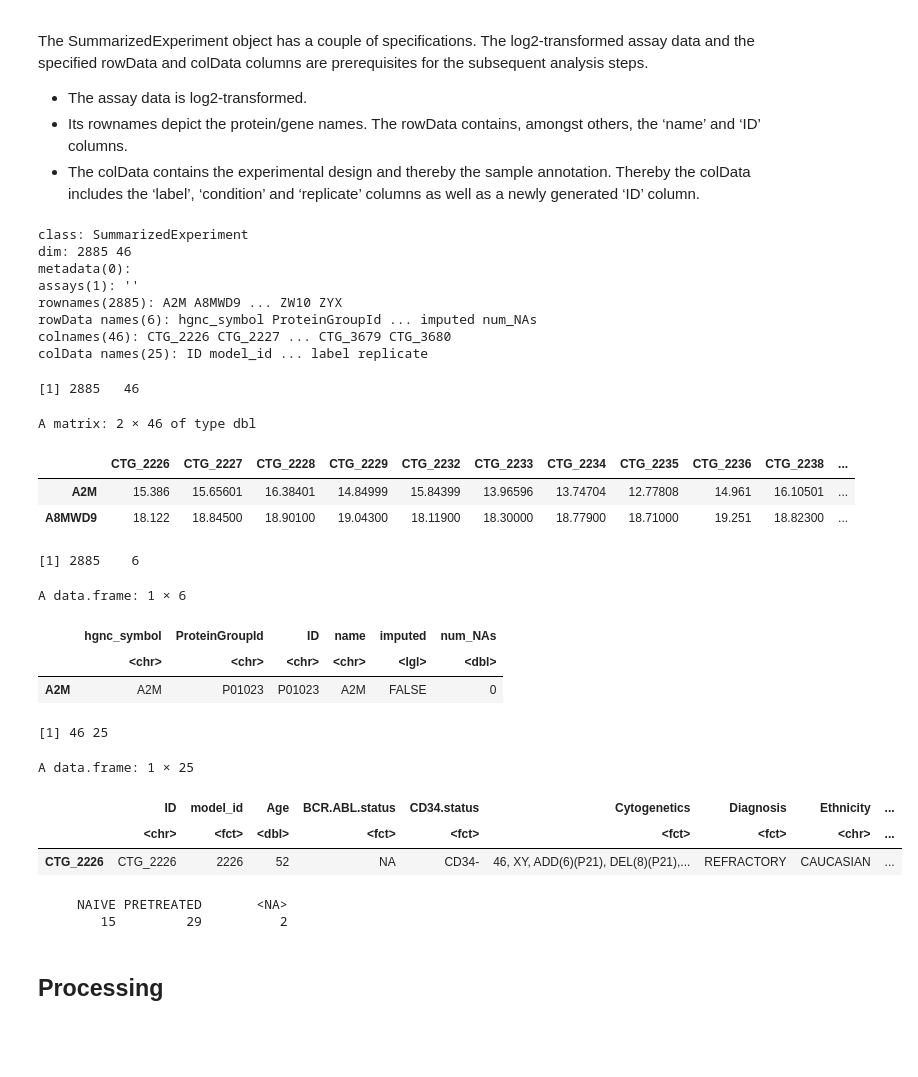
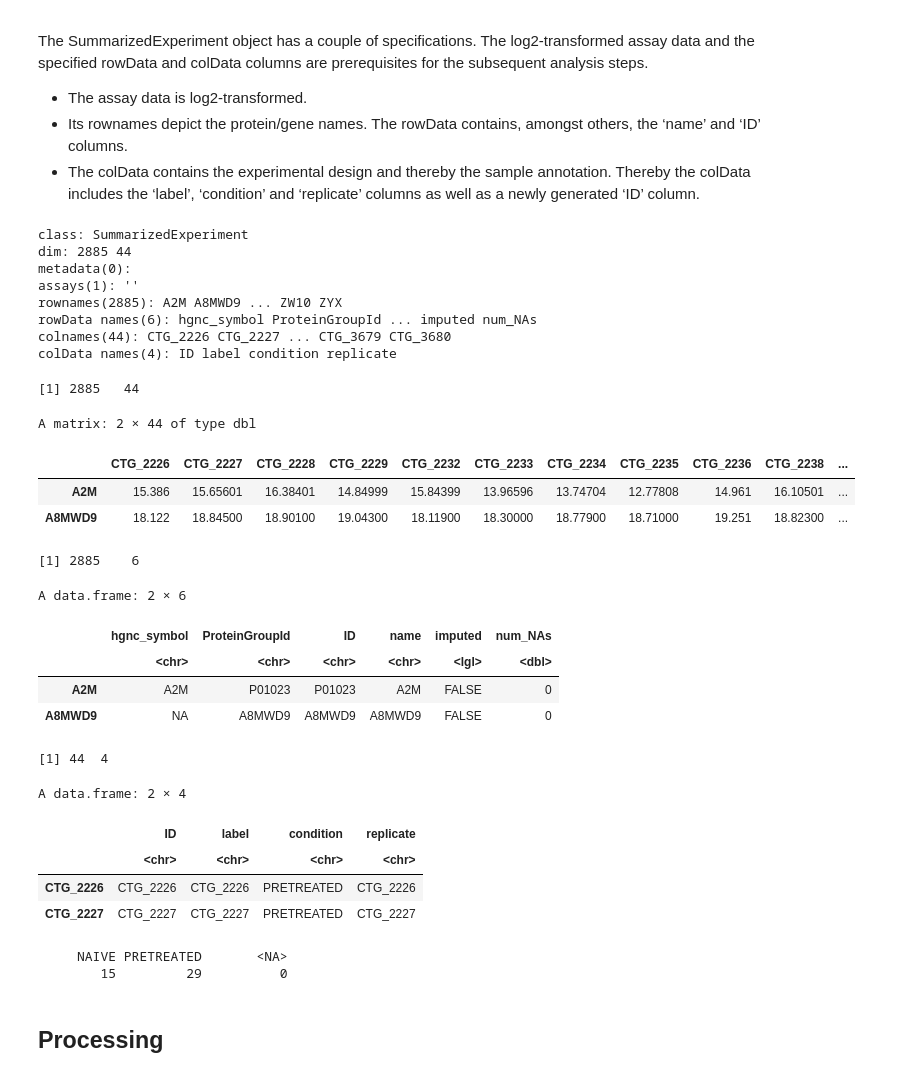
Before and after one commit to liorbey/lumin-workstation-materials, a Jupyter notebook: differential_protein_expression_R.ipynb, the cells around one changed output. Saved outputs shown, nothing was run; the diff lists cells and outputs as text; code cells hidden in the pictures; blank space fills up the shorter version.

```diff
--- a/differential_protein_expression_R.ipynb
+++ b/differential_protein_expression_R.ipynb
@@ -39,59 +39,66 @@ The SummarizedExperiment object has a couple of specifications. The log2-transfo
 - Its rownames depict the protein/gene names. The rowData contains, amongst others, the ‘name’ and ‘ID’ columns.
 - The colData contains the experimental design and thereby the sample annotation. Thereby the colData includes the ‘label’, ‘condition’ and ‘replicate’ columns as well as a newly generated ‘ID’ column.
 # %%
+# External users use API to query data
+# Internal users can access the data at
+# s3://championsoncology.bioinformatics/Repos/general_analysis/AMLproteomics/general_preproc_QC/
 data <- readRDS('./data/AMLproteomics_imp_norm_se_list2021-04-06.rds')
 data <- data$conservative  # choose conservative or lenient
 colData(data) <- subset(colData(data), select = -c(condition, replicate))
 names(colData(data))[names(colData(data)) == 'Treatment.history'] <- 'condition'
 colData(data)$replicate <- colData(data)$ID
+colData(data) <- subset(colData(data), select = c(ID, label, condition, replicate))
+data <- data[, !is.na(colData(data)$condition)] # remove samples with NA condition
 # %%
 # This is the annotated data formate (SummarizedExperiment object) in R
 # equivalent to AnnData in Python
 data
 # %% [output]
 class: SummarizedExperiment
-dim: 2885 46
+dim: 2885 44
 metadata(0):
 assays(1): ''
 rownames(2885): A2M A8MWD9 ... ZW10 ZYX
 rowData names(6): hgnc_symbol ProteinGroupId ... imputed num_NAs
-colnames(46): CTG_2226 CTG_2227 ... CTG_3679 CTG_3680
-colData names(25): ID model_id ... label replicate
+colnames(44): CTG_2226 CTG_2227 ... CTG_3679 CTG_3680
+colData names(4): ID label condition replicate
 # %%
 # assay data
 dim(assay(data))
 head(assay(data), 2)
 # %% [output]
-[1] 2885   46
+[1] 2885   44
-A matrix: 2 × 46 of type dbl
+A matrix: 2 × 44 of type dbl
 |  | CTG_2226 | CTG_2227 | CTG_2228 | CTG_2229 | CTG_2232 | CTG_2233 | CTG_2234 | CTG_2235 | CTG_2236 | CTG_2238 | ... |
 | A2M | 15.386 | 15.65601 | 16.38401 | 14.84999 | 15.84399 | 13.96596 | 13.74704 | 12.77808 | 14.961 | 16.10501 | ... |
 | A8MWD9 | 18.122 | 18.84500 | 18.90100 | 19.04300 | 18.11900 | 18.30000 | 18.77900 | 18.71000 | 19.251 | 18.82300 | ... |
 # %%
 # row info
 dim(rowData(data))
-head(as.data.frame(rowData(data)), 1)
+head(as.data.frame(rowData(data)), 2)
 # %% [output]
 [1] 2885    6
-A data.frame: 1 × 6
+A data.frame: 2 × 6
 |  | hgnc_symbol | ProteinGroupId | ID | name | imputed | num_NAs |
 |  | <chr> | <chr> | <chr> | <chr> | <lgl> | <dbl> |
 | A2M | A2M | P01023 | P01023 | A2M | FALSE | 0 |
+| A8MWD9 | NA | A8MWD9 | A8MWD9 | A8MWD9 | FALSE | 0 |
 # %%
 # col info
 dim(colData(data))
-head(as.data.frame(colData(data)), 1)
+head(as.data.frame(colData(data)), 2)
 # %% [output]
-[1] 46 25
+[1] 44  4
-A data.frame: 1 × 25
+A data.frame: 2 × 4
-|  | ID | model_id | Age | BCR.ABL.status | CD34.status | Cytogenetics | Diagnosis | Ethnicity | ... |
-|  | <chr> | <fct> | <dbl> | <fct> | <fct> | <fct> | <fct> | <chr> | ... |
-| CTG_2226 | CTG_2226 | 2226 | 52 | NA | CD34- | 46, XY, ADD(6)(P21), DEL(8)(P21),... | REFRACTORY | CAUCASIAN | ... |
+|  | ID | label | condition | replicate |
+|  | <chr> | <chr> | <chr> | <chr> |
+| CTG_2226 | CTG_2226 | CTG_2226 | PRETREATED | CTG_2226 |
+| CTG_2227 | CTG_2227 | CTG_2227 | PRETREATED | CTG_2227 |
 # %%
 # summary of pretreated vs. naive
 table(colData(data)$condition, useNA = "always")
 # %% [output]
      NAIVE PRETREATED       <NA>
-        15         29          2
+        15         29          0
 # %% [markdown]
 ## Processing
```
Also changed, not shown: parts of 16 cells of this notebook.
